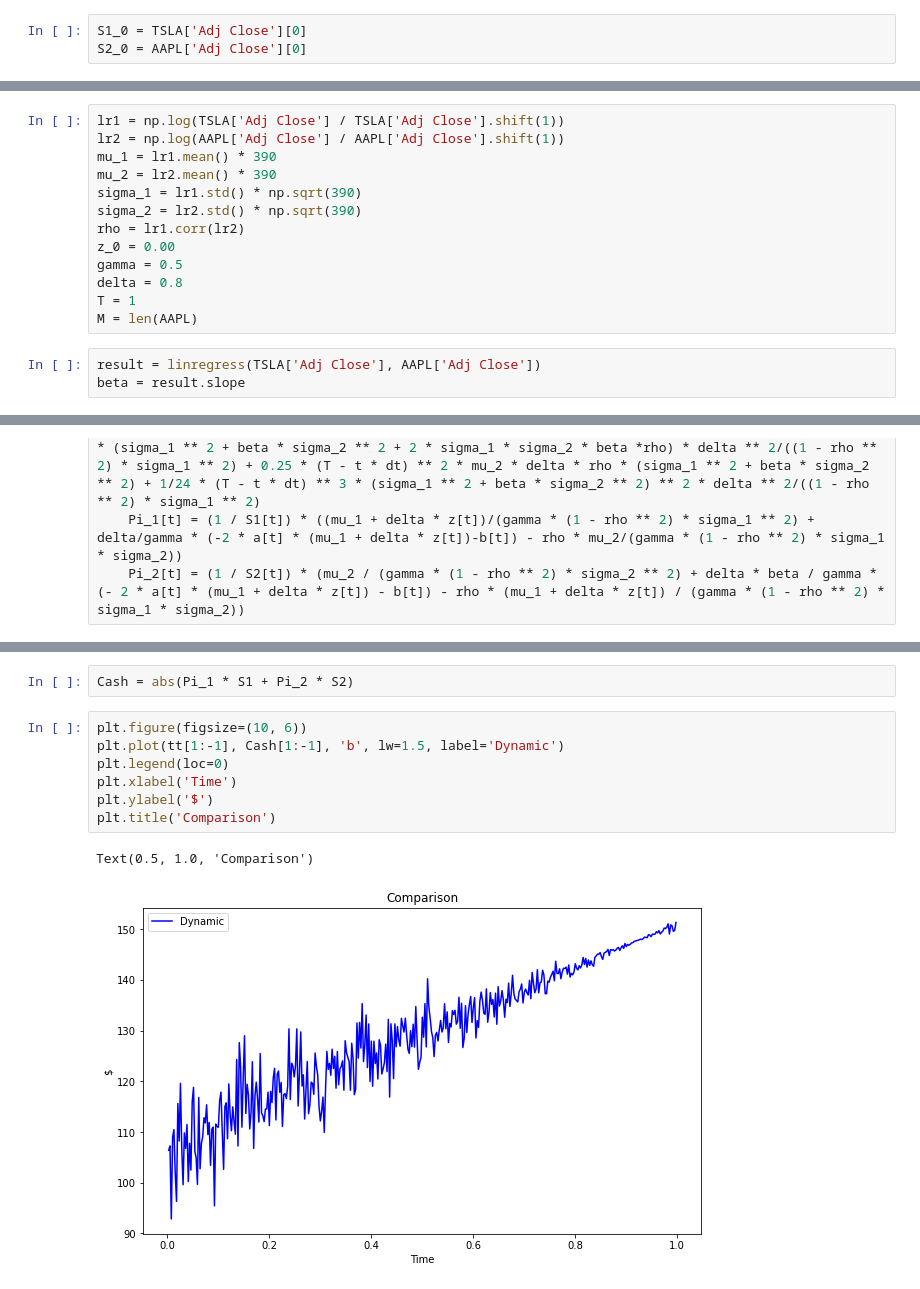
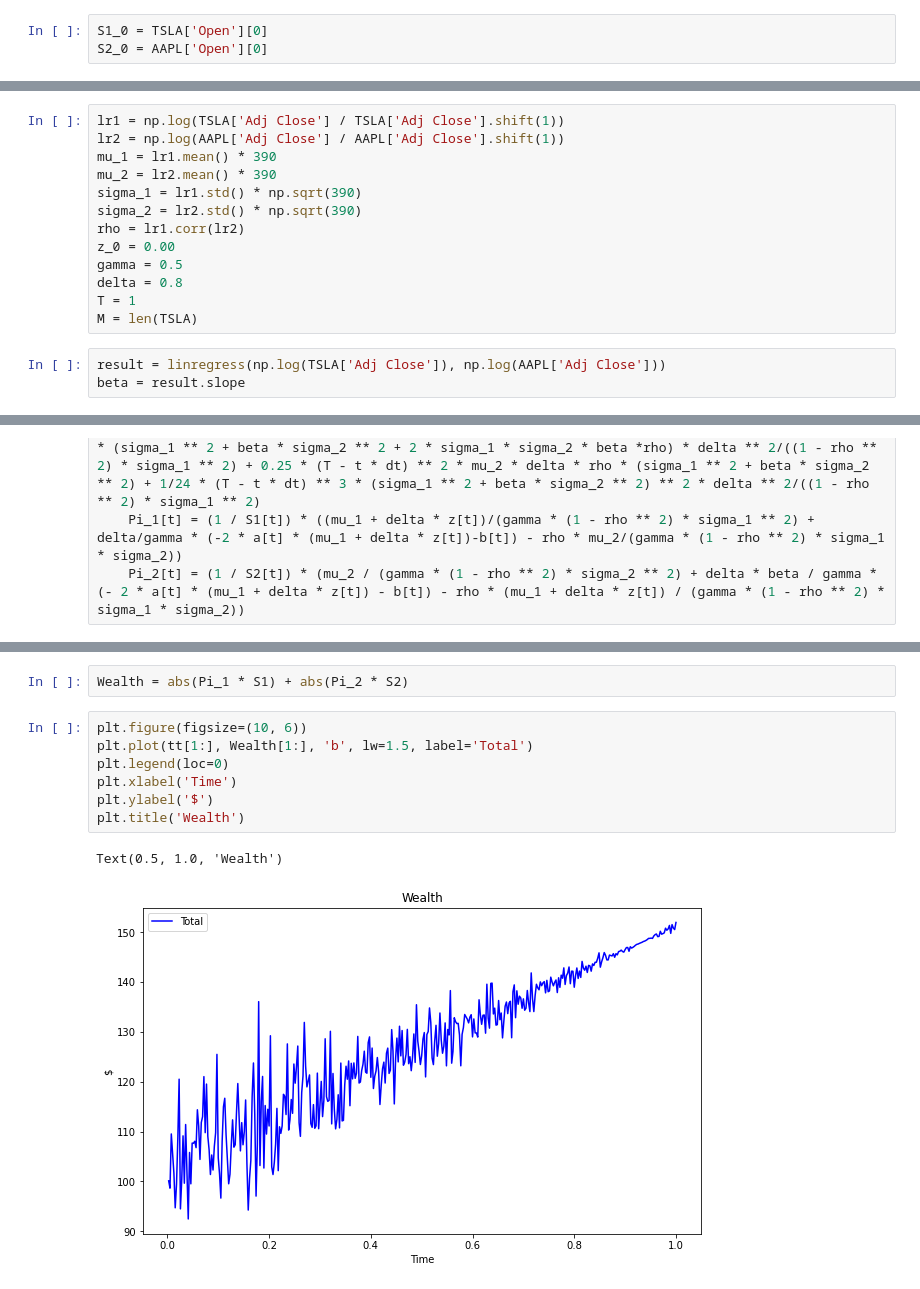
Before and after one commit to gonghui945/HFT_23, a Jupyter notebook: HFT-Week 10 Seminar Solutions.ipynb, the cells around one changed output, grey strips where cells are left out. Cells and saved outputs as stored; diff of their text form.

```diff
--- a/HFT-Week 10 Seminar Solutions.ipynb
+++ b/HFT-Week 10 Seminar Solutions.ipynb
@@ -47,8 +47,8 @@ AAPL
 | 2022-11-29 15:59:00-05:00 | 141.235001 | 141.279999 | 141.130005 | 141.160004 | 141.160004 | 864611 |
 390 rows × 6 columns
 # %%
-S1_0 = TSLA['Adj Close'][0]
-S2_0 = AAPL['Adj Close'][0]
+S1_0 = TSLA['Open'][0]
+S2_0 = AAPL['Open'][0]
 # %%
 S1_0
 # %% [output]
@@ -69,9 +69,9 @@ z_0 = 0.00
 gamma = 0.5
 delta = 0.8
 T = 1
-M = len(AAPL)
+M = len(TSLA)
 # %%
-result = linregress(TSLA['Adj Close'], AAPL['Adj Close'])
+result = linregress(np.log(TSLA['Adj Close']), np.log(AAPL['Adj Close']))
 beta = result.slope
 # %%
 dt = T/M
@@ -149,12 +153,12 @@ Text(0.5, 1.0, 'Cash')
 # %%
-Cash = abs(Pi_1 * S1 + Pi_2 * S2)
+Wealth = abs(Pi_1 * S1) + abs(Pi_2 * S2)
 # %%
 plt.figure(figsize=(10, 6))
-plt.plot(tt[1:-1], Cash[1:-1], 'b', lw=1.5, label='Dynamic')
+plt.plot(tt[1:], Wealth[1:], 'b', lw=1.5, label='Total')
 plt.legend(loc=0)
 plt.xlabel('Time')
 plt.ylabel('$')
-plt.title('Comparison')
+plt.title('Wealth')
 # %% [output]
-Text(0.5, 1.0, 'Comparison')
+Text(0.5, 1.0, 'Wealth')
-[figure, old version]
+[figure, new version]
```
Also changed, not shown: parts of 13 cells of this notebook.
